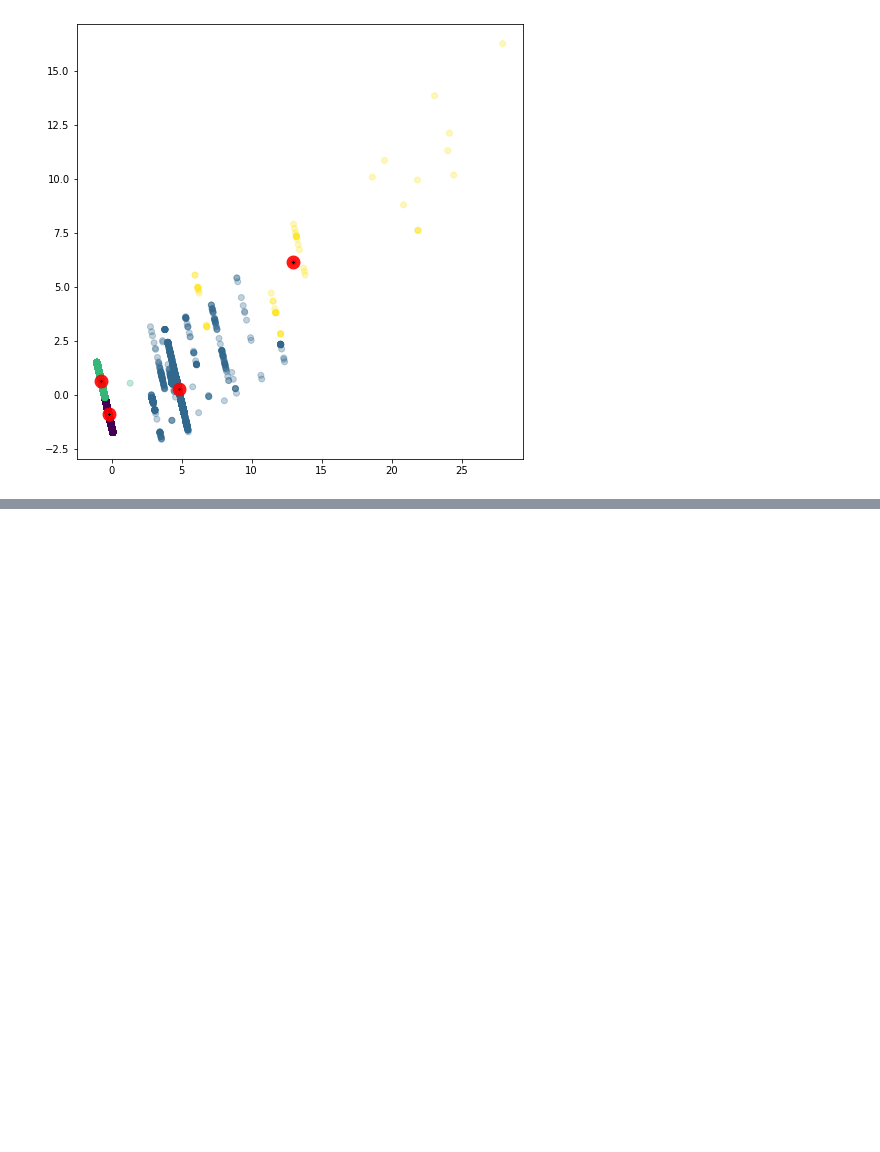
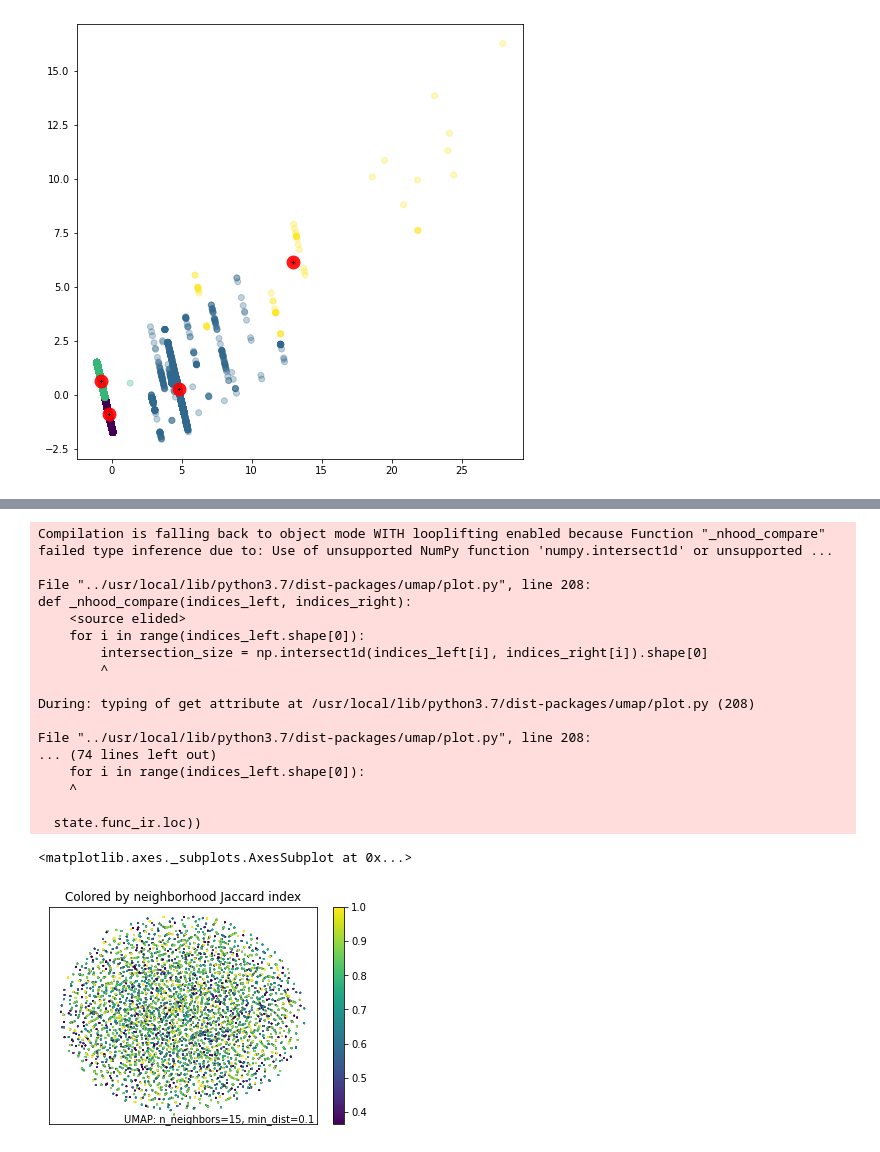
Before and after one commit to FabioRovai/RAFT, a Jupyter notebook: analysis.ipynb, the cells around one changed output, grey strips where cells are left out. Cells and saved outputs as stored; diff of their text form; code cells hidden in the pictures; blank space fills up the shorter version.

```diff
--- a/analysis.ipynb
+++ b/analysis.ipynb
@@ -220,0 +288,22 @@ plot_clusters(kmeans, x_less_dimensions)
+# %%
+umap.plot.diagnostic(mapper, diagnostic_type='neighborhood')
+# %% [output]
+Compilation is falling back to object mode WITH looplifting enabled because Function "_nhood_compare" failed type inference due to: Use of unsupported NumPy function 'numpy.intersect1d' or unsupported ...
+
+File "../usr/local/lib/python3.7/dist-packages/umap/plot.py", line 208:
+def _nhood_compare(indices_left, indices_right):
+    <source elided>
+    for i in range(indices_left.shape[0]):
+        intersection_size = np.intersect1d(indices_left[i], indices_right[i]).shape[0]
+        ^
+
+During: typing of get attribute at /usr/local/lib/python3.7/dist-packages/umap/plot.py (208)
+
+File "../usr/local/lib/python3.7/dist-packages/umap/plot.py", line 208:
+... (74 lines left out)
+    for i in range(indices_left.shape[0]):
+    ^
+
+  state.func_ir.loc))
+<matplotlib.axes._subplots.AxesSubplot at 0x...>
+[figure, added]
```
Also changed, not shown: parts of 7 cells of this notebook.
